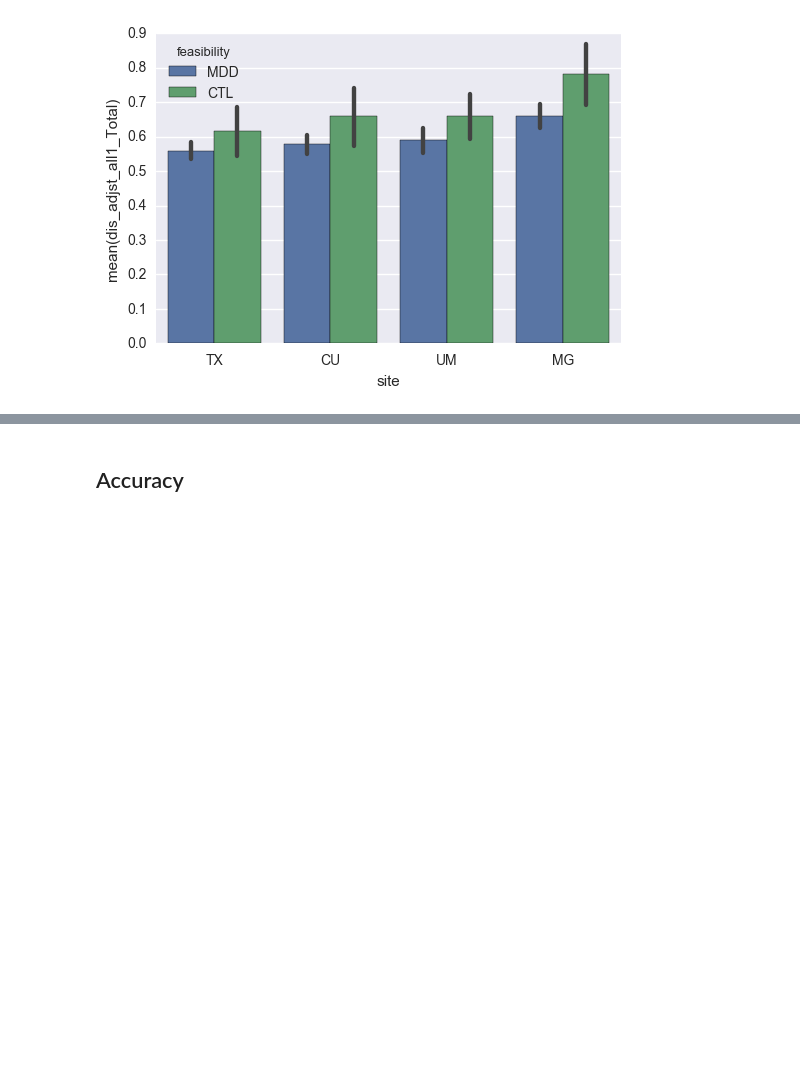
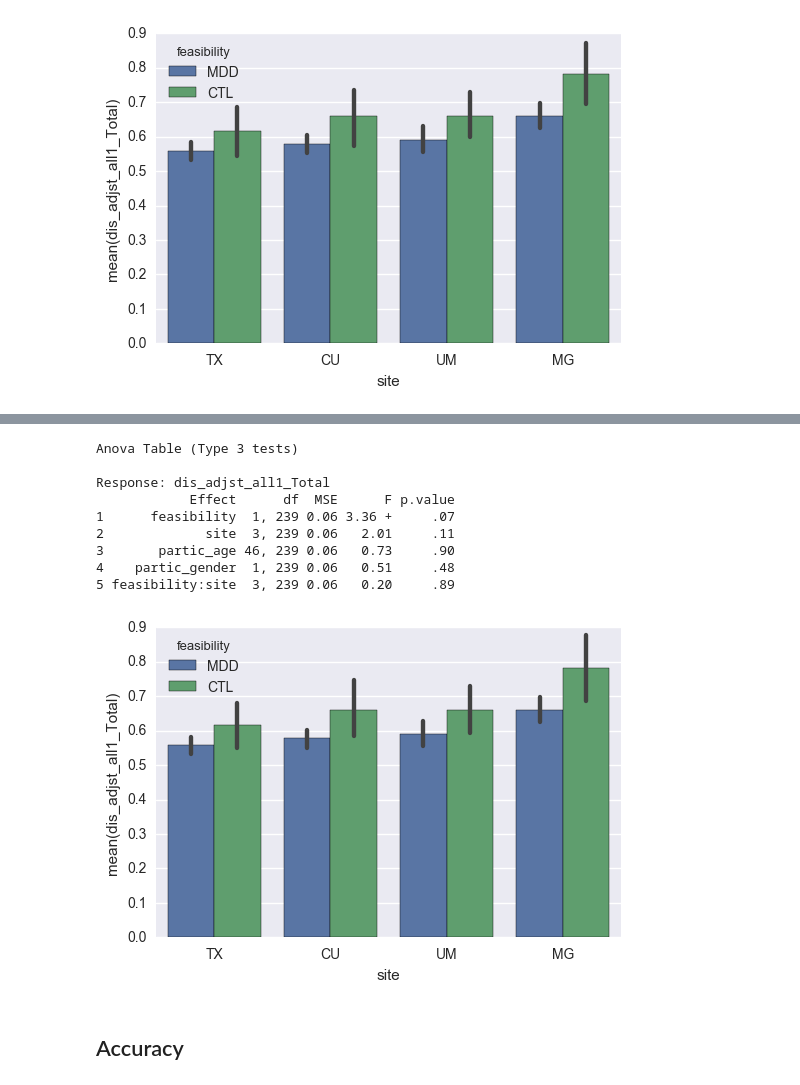
Before and after one commit to vlawlor/EMBARC-PRT, a Jupyter notebook: PRT_Prettier.ipynb, the cells around one changed output, grey strips where cells are left out. Cells and saved outputs as stored; diff of their text form; code cells hidden in the pictures; blank space fills up the shorter version.

```diff
--- a/PRT_Prettier.ipynb
+++ b/PRT_Prettier.ipynb
@@ -492,3 +411,8 @@ Response: dis_adjst_all1_Total
 2             site 3, 286 0.06   1.58     .19
 3 feasibility:site 3, 286 0.06   0.09     .97
 [figure]
+# %%
+disc_plot = sns.barplot(y='dis_adjst_all1_Total', x = 'site', hue = 'feasibility', data=df_standard, ci=68)
+%R disc_anova <- aov_ez("ProjectSpecificID",dv = "dis_adjst_all1_Total",data = df_standard,between=c("feasibility", "site"),covariate=c("partic_age", "partic_gender"),anova_table=list(correction="none", es = "none"))
+%R print(disc_anova)
+# %% [output]
@@ -495,3 +422,13 @@ Response: dis_adjst_all1_Total
+Anova Table (Type 3 tests)
+
+Response: dis_adjst_all1_Total
+            Effect      df  MSE      F p.value
+1      feasibility  1, 239 0.06 3.36 +     .07
+2             site  3, 239 0.06   2.01     .11
+3       partic_age 46, 239 0.06   0.73     .90
+4    partic_gender  1, 239 0.06   0.51     .48
+5 feasibility:site  3, 239 0.06   0.20     .89
+[figure, added]
 # %% [markdown]
 ## Accuracy
 # %%
```
Also changed, not shown: parts of 58 cells of this notebook.
